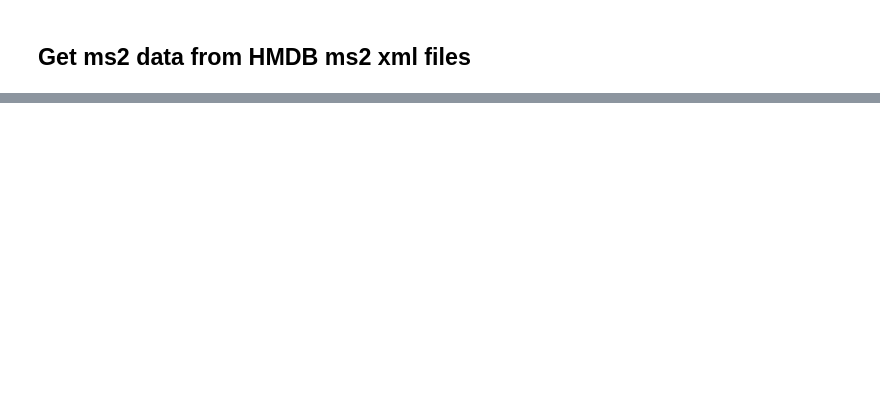
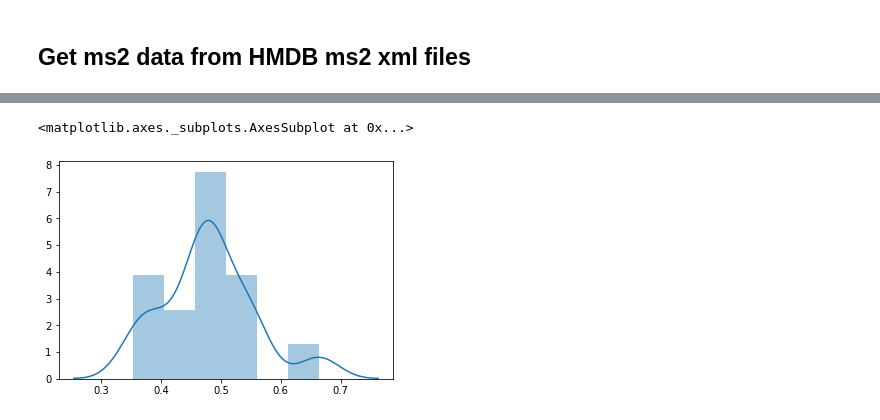
Before and after one commit to sdrogers/pymzm, a Jupyter notebook: AnaMariaNotebooks/HMDBAnnotation.ipynb, the cells around one changed output, grey strips where cells are left out. Cells and saved outputs as stored; diff of their text form; code cells hidden in the pictures; blank space fills up the shorter version.

```diff
--- a/AnaMariaNotebooks/HMDBAnnotation.ipynb
+++ b/AnaMariaNotebooks/HMDBAnnotation.ipynb
@@ -217,0 +266,5 @@ See the caveats in the documentation: http://pandas.pydata.org/pandas-docs/stabl
+# %%
+sns.distplot(good_scores)
+# %% [output]
+<matplotlib.axes._subplots.AxesSubplot at 0x...>
+[figure, added]
```
Also changed, not shown: parts of 12 cells of this notebook.
